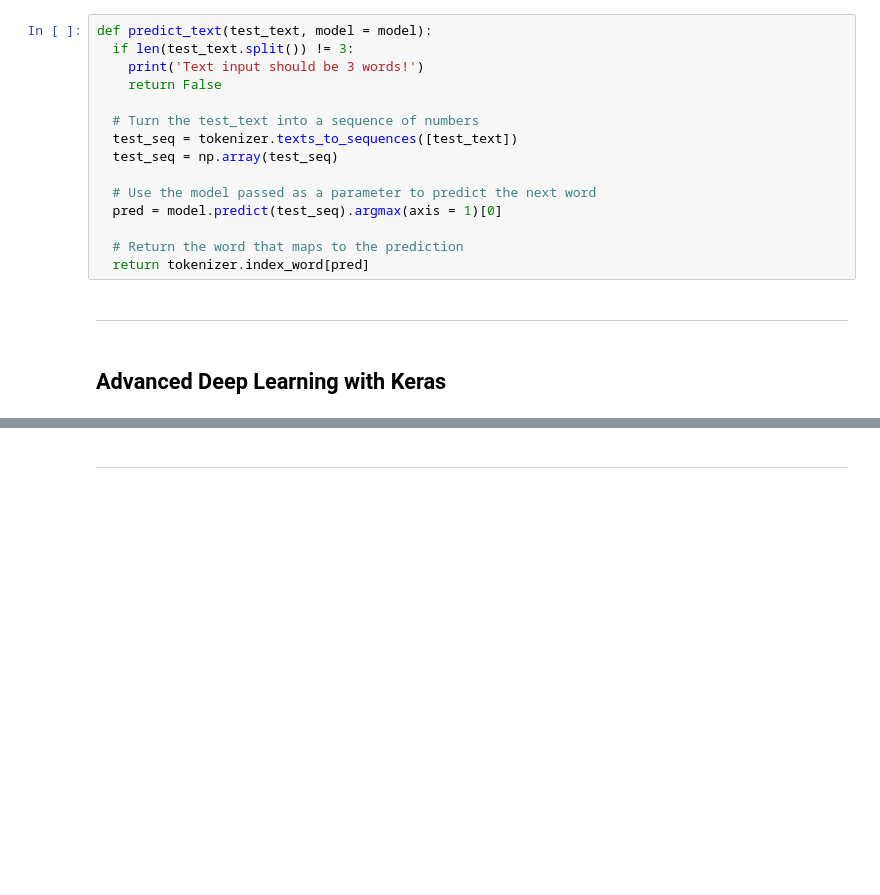
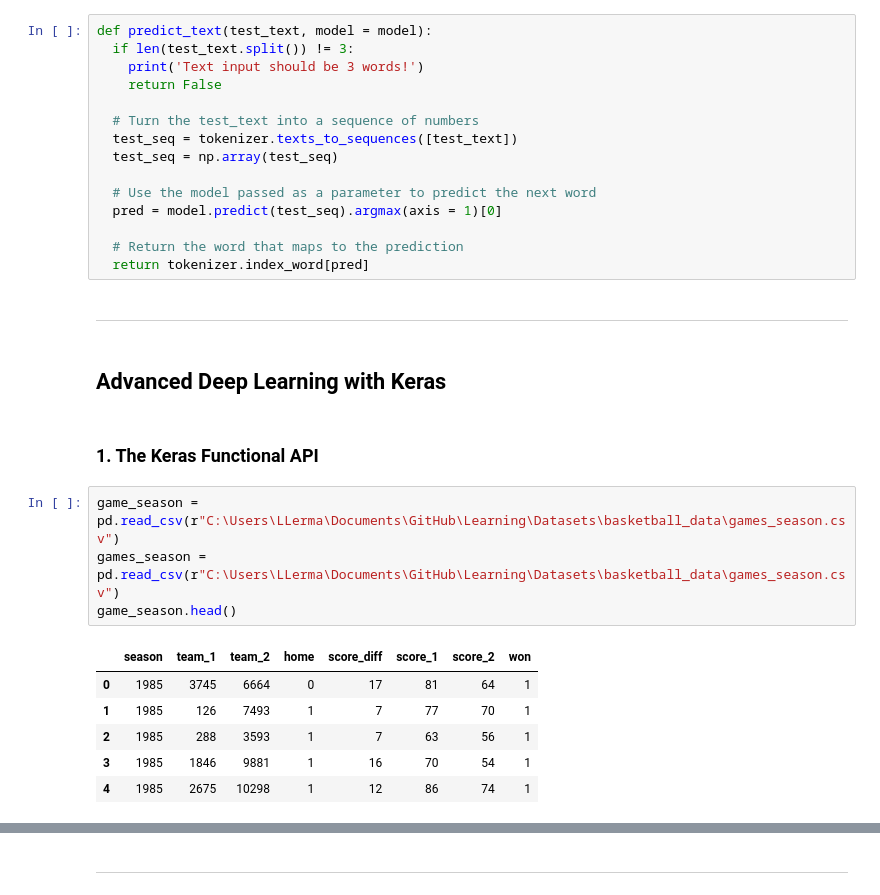
Before and after one commit to luislerma5593/Learning, a Jupyter notebook: Python/Deep_Learning.ipynb, the cells around one changed output, grey strips where cells are left out. Drawn from its saved outputs; the diff is of its cells as text; blank space fills up the shorter version.

```diff
--- a/Python/Deep_Learning.ipynb
+++ b/Python/Deep_Learning.ipynb
@@ -2107,3 +2107,16 @@ def predict_text(test_text, model = model):
 ---
 # %% [markdown]
 ## Advanced Deep Learning with Keras
+# %% [markdown]
+### 1. The Keras Functional API
+# %%
+game_season = pd.read_csv(r"C:\Users\LLerma\Documents\GitHub\Learning\Datasets\basketball_data\games_season.csv")
+games_season = pd.read_csv(r"C:\Users\LLerma\Documents\GitHub\Learning\Datasets\basketball_data\games_season.csv")
+game_season.head()
+# %% [output]
+|  | season | team_1 | team_2 | home | score_diff | score_1 | score_2 | won |
+| 0 | 1985 | 3745 | 6664 | 0 | 17 | 81 | 64 | 1 |
+| 1 | 1985 | 126 | 7493 | 1 | 7 | 77 | 70 | 1 |
+| 2 | 1985 | 288 | 3593 | 1 | 7 | 63 | 56 | 1 |
+| 3 | 1985 | 1846 | 9881 | 1 | 16 | 70 | 54 | 1 |
+| 4 | 1985 | 2675 | 10298 | 1 | 12 | 86 | 74 | 1 |
```
Also changed, not shown: parts of 38 cells of this notebook, 1 other file.
